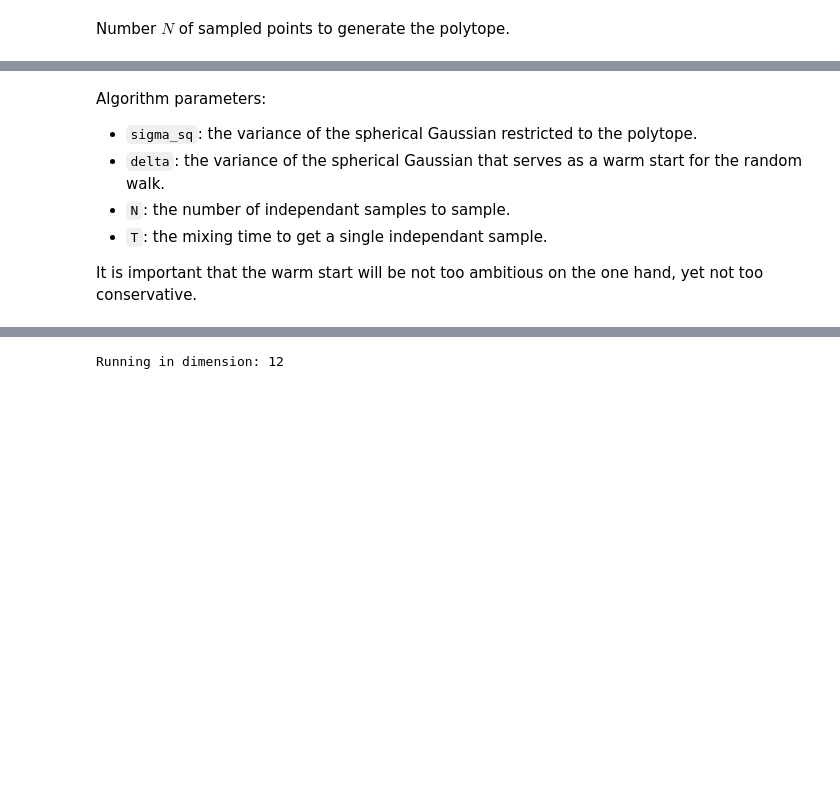
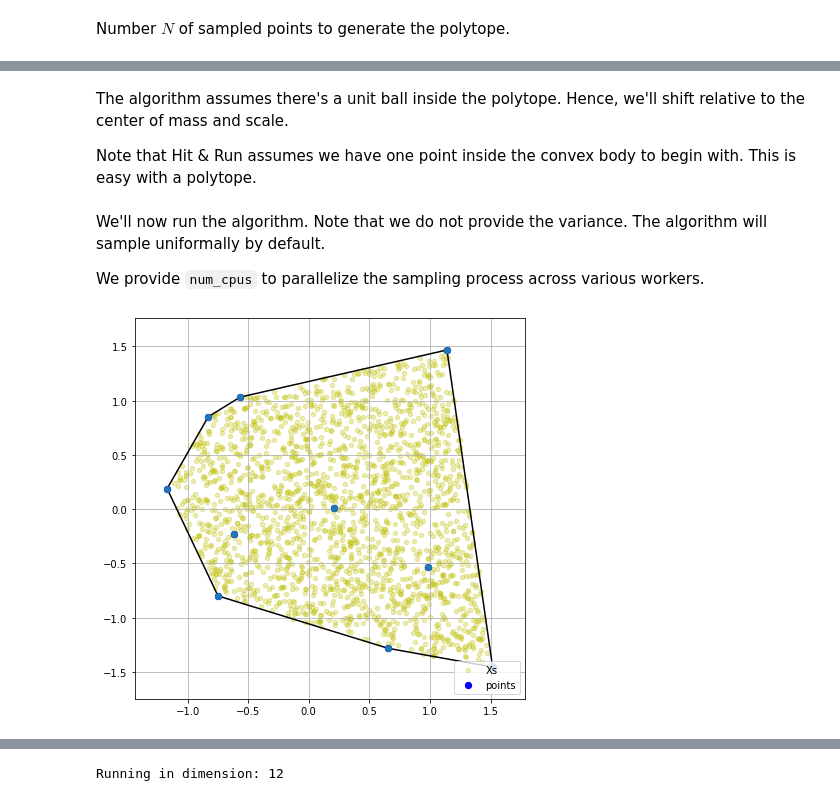
Before and after one commit to IBM/doframework, a Jupyter notebook: notebooks/sampling.ipynb, the cells around one changed output, grey strips where cells are left out. Drawn from its saved outputs; the diff is of its cells as text; code cells hidden in the pictures; blank space fills up the shorter version.

````diff
--- a/notebooks/sampling.ipynb
+++ b/notebooks/sampling.ipynb
@@ -616,8 +61,8 @@ Generating polytope in dimension: 2
 # %% [markdown]
 Number $N$ of sampled points to generate the polytope.
 # %%
-N = 10
+P = 10
 # %%
-points = box_sample(box_lows,box_highs,d,N)
+points = box_sample(box_lows,box_highs,d,P)
 # %%
 hull, vertices, simplices = get_hull(points)
@@ -626,16 +69,21 @@ Make sure the unit ball is inside the polytope by shifting and scaling.
+# %% [markdown]
+The algorithm assumes there's a unit ball inside the polytope. Hence, we'll shift relative to the center of mass and scale.
+
+Note that Hit & Run assumes we have one point inside the convex body to begin with. This is easy with a polytope.
 # %%
-cm, ratio = center_transform_coeffs(vertices, simplices)
+cm = np.average(vertices,axis=0)[None,:]
+ratio = scale(cm, simplices[:,0,:], hull.equations[:,:-1])
 
 points = (points-cm)/ratio
-
 hull, vertices, simplices = get_hull(points)
 origin = np.average(vertices,axis=0)[None,:]
-# %% [markdown]
-Algorithm parameters:
-
-* ```sigma_sq```: the variance of the spherical Gaussian restricted to the polytope.
-* ```delta```: the variance of the spherical Gaussian that serves as a warm start for the random walk.
-* ```N```: the number of independant samples to sample.
-* ```T```: the mixing time to get a single independant sample.
-
-It is important that the warm start will be not too ambitious on the one hand, yet not too conservative.
+# %% [markdown]
+We'll now run the algorithm. Note that we do not provide the variance. The algorithm will sample uniformally by default.
+
+We provide ```num_cpus``` to parallelize the sampling process across various workers.
+# %%
+X = hit_and_run(N,origin,hull.equations,T,delta,num_cpus=num_cpus,tol=tol)
+# %%
+plot_polytope(hull, X=X)
+# %% [output]
+[figure, added]
````
Also changed, not shown: parts of 221 cells of this notebook.
